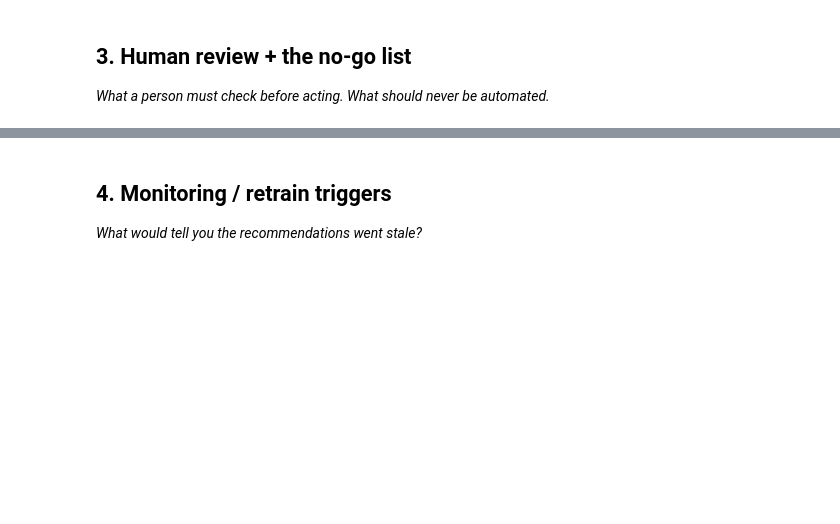
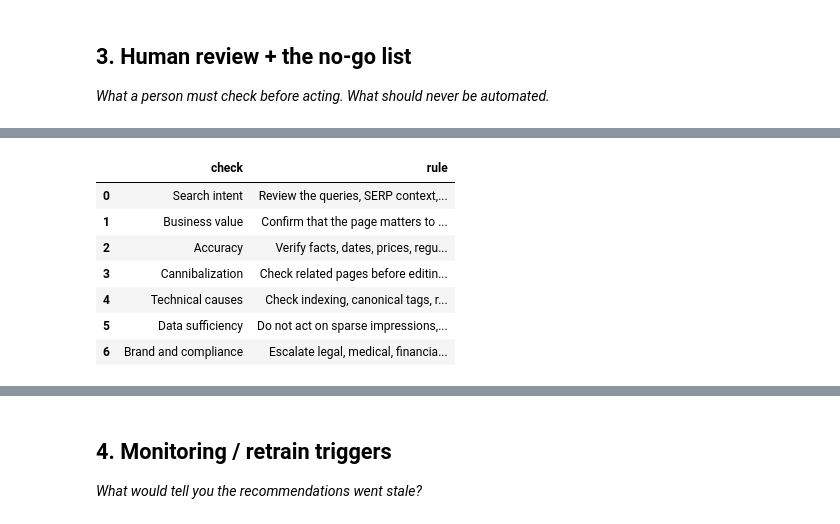
Before and after one commit to hajergafsi/flyrank-ml-internship-starter, a Jupyter notebook: work/notebooks/w07_action_playbook.ipynb, the cells around one changed output, grey strips where cells are left out. Saved outputs shown, nothing was run; the diff lists cells and outputs as text; code cells hidden in the pictures; blank space fills up the shorter version.

```diff
--- a/work/notebooks/w07_action_playbook.ipynb
+++ b/work/notebooks/w07_action_playbook.ipynb
@@ -18,3 +359,76 @@ This skeleton is yours to fill. Work the sections **in order** — each one has
 ## 3. Human review + the no-go list
 
 *What a person must check before acting. What should never be automated.*
+# %%
+human_review_rules = pd.DataFrame(
+    [
+        {
+            "check": "Search intent",
+            "rule": "Review the queries, SERP context, competitors, and whether the page matches the expected search intent.",
+        },
+        {
+            "check": "Business value",
+            "rule": "Confirm that the page matters to the business before spending editorial or engineering time.",
+        },
+        {
+            "check": "Accuracy",
+            "rule": "Verify facts, dates, prices, regulations, citations, and examples before changing content.",
+        },
+        {
+            "check": "Cannibalization",
+            "rule": "Check related pages before editing, consolidating, redirecting, or changing internal links.",
+        },
+        {
+            "check": "Technical causes",
+            "rule": "Check indexing, canonical tags, redirects, robots rules, rendering, speed, and analytics coverage.",
+        },
+        {
+            "check": "Data sufficiency",
+            "rule": "Do not act on sparse impressions, missing position data, or unexplained measurement changes.",
+        },
+        {
+            "check": "Brand and compliance",
+            "rule": "Escalate legal, medical, financial, safety, privacy, and reputation-sensitive topics.",
+        },
+    ]
+)
+
+no_go_list = pd.DataFrame(
+    [
+        {
+            "no_go": "Automatically publish content edits",
+            "reason": "The score cannot verify accuracy, intent, tone, compliance, or brand fit.",
+        },
+        {
+            "no_go": "Automatically change factual claims",
+            "reason": "A human or subject-matter expert must verify the facts.",
+        },
+        {
+            "no_go": "Automatically delete, redirect, or consolidate pages",
+            "reason": "These actions require technical, business, and cannibalization review.",
+        },
+        {
+            "no_go": "Automate high-stakes content decisions",
+            "reason": "High-stakes topics require specialist review.",
+        },
+        {
+            "no_go": "Act on insufficient-data rows",
+            "reason": "Sparse or missing data can create unstable recommendations.",
+        },
+        {
+            "no_go": "Treat refresh as guaranteed growth",
+            "reason": "The available evidence is observational and does not establish causality.",
+        },
+        {
+            "no_go": "Use target-window fields as features",
+            "reason": "That would create leakage and invalidate the evaluation.",
+        },
+    ]
+)
+
+print("Human review rules")
+display(human_review_rules)
+
+print("No-go list")
+display(no_go_list)
+# %% [output]
@@ -20,0 +436,8 @@ This skeleton is yours to fill. Work the sections **in order** — each one has
+|  | check | rule |
+| 0 | Search intent | Review the queries, SERP context,... |
+| 1 | Business value | Confirm that the page matters to ... |
+| 2 | Accuracy | Verify facts, dates, prices, regu... |
+| 3 | Cannibalization | Check related pages before editin... |
+| 4 | Technical causes | Check indexing, canonical tags, r... |
+| 5 | Data sufficiency | Do not act on sparse impressions,... |
+| 6 | Brand and compliance | Escalate legal, medical, financia... |
```
Also changed, not shown: parts of 7 cells of this notebook.
